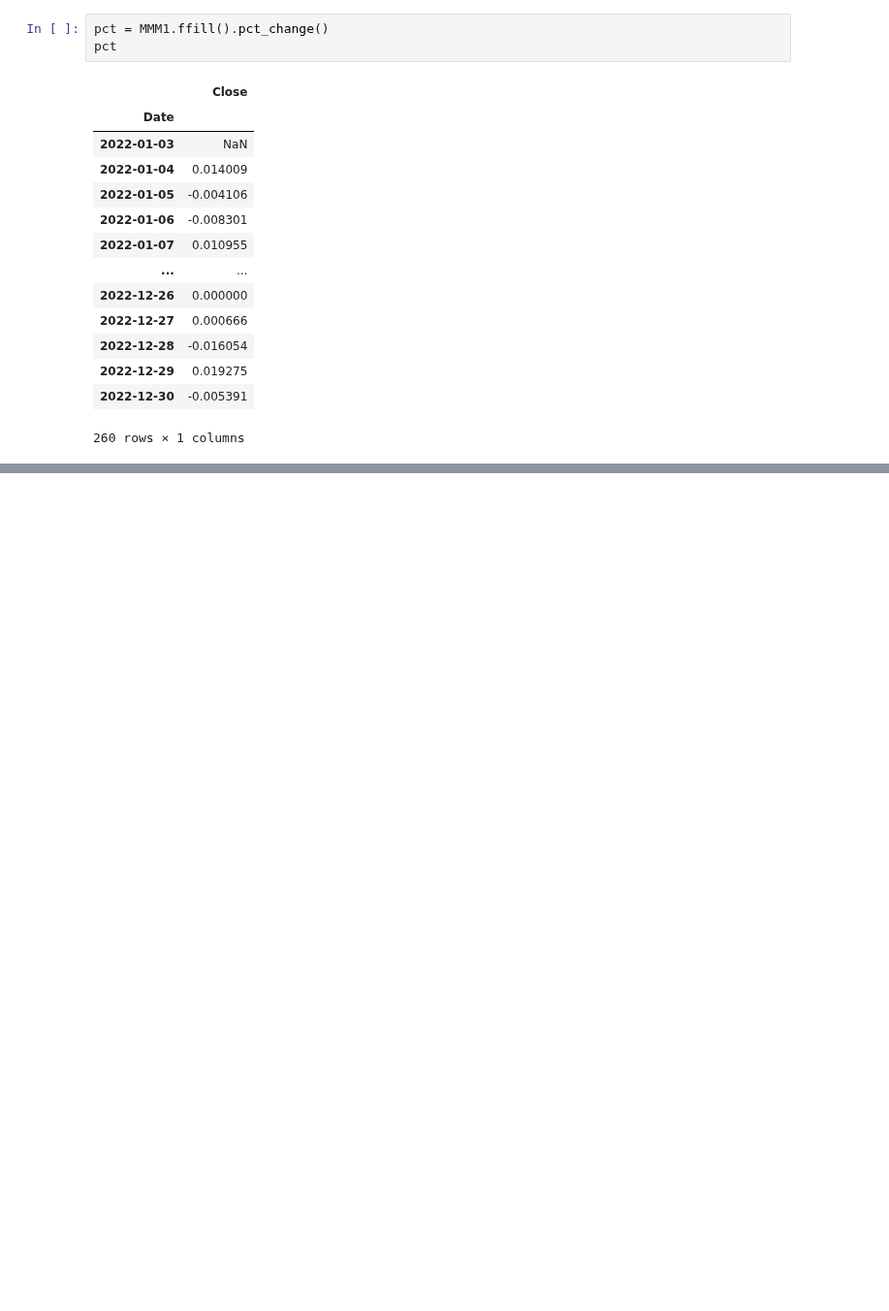
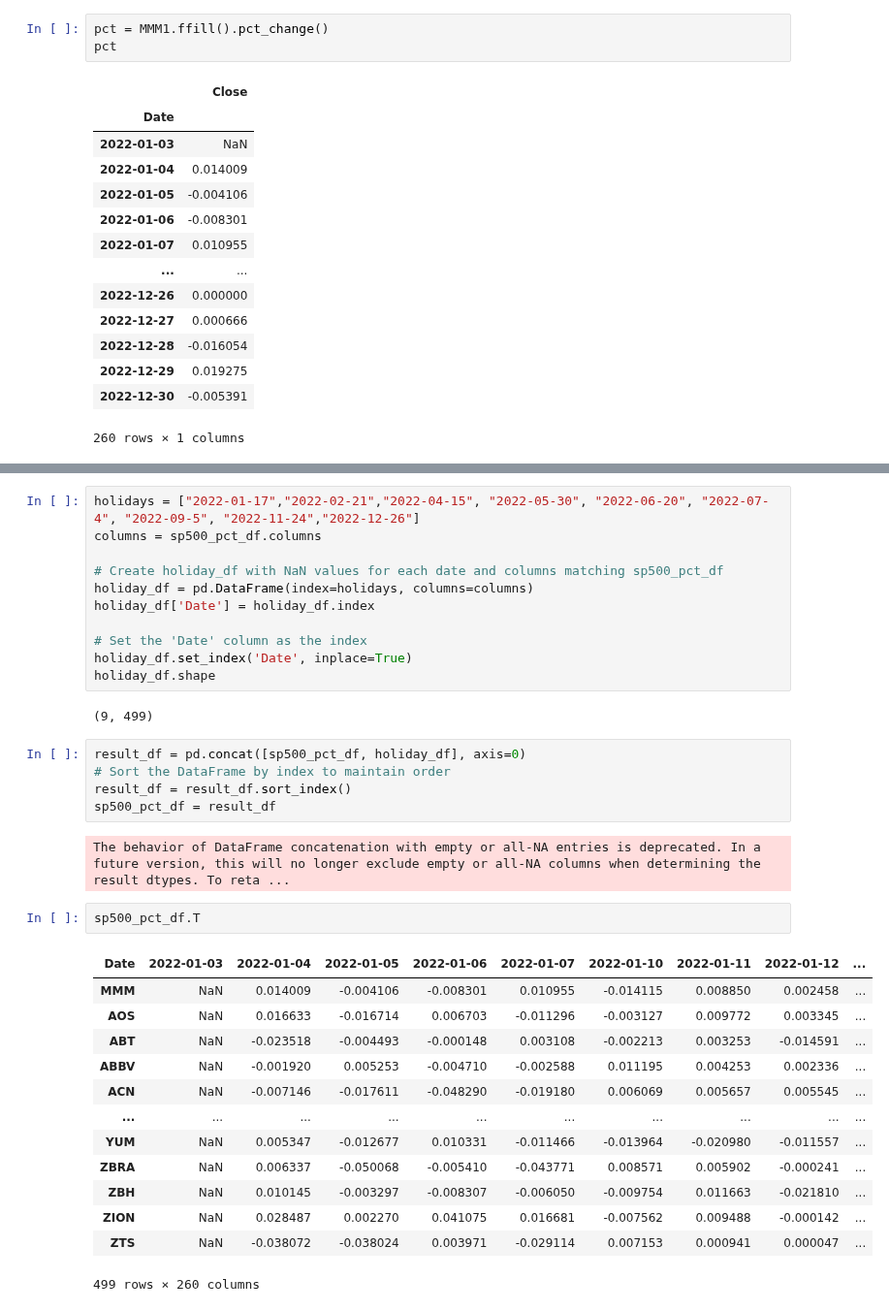
Before and after one commit to ktongk/BTT-JPMC-1, a Jupyter notebook: Anna/XGBOOST.ipynb, the cells around one changed output, grey strips where cells are left out. Shown at 97% size. Cells and saved outputs as stored; diff of their text form; blank space fills up the shorter version.

```diff
--- a/Anna/XGBOOST.ipynb
+++ b/Anna/XGBOOST.ipynb
@@ -624,0 +652,36 @@ ValueError: No objects to concatenate
+# %%
+holidays = ["2022-01-17","2022-02-21","2022-04-15", "2022-05-30", "2022-06-20", "2022-07-4", "2022-09-5", "2022-11-24","2022-12-26"]
+columns = sp500_pct_df.columns
+
+# Create holiday_df with NaN values for each date and columns matching sp500_pct_df
+holiday_df = pd.DataFrame(index=holidays, columns=columns)
+holiday_df['Date'] = holiday_df.index
+
+# Set the 'Date' column as the index
+holiday_df.set_index('Date', inplace=True)
+holiday_df.shape
+# %% [output]
+(9, 499)
+# %%
+result_df = pd.concat([sp500_pct_df, holiday_df], axis=0)
+# Sort the DataFrame by index to maintain order
+result_df = result_df.sort_index()
+sp500_pct_df = result_df
+# %% [output]
+The behavior of DataFrame concatenation with empty or all-NA entries is deprecated. In a future version, this will no longer exclude empty or all-NA columns when determining the result dtypes. To reta ...
+# %%
+sp500_pct_df.T
+# %% [output]
+| Date | 2022-01-03 | 2022-01-04 | 2022-01-05 | 2022-01-06 | 2022-01-07 | 2022-01-10 | 2022-01-11 | 2022-01-12 | ... |
+| MMM | NaN | 0.014009 | -0.004106 | -0.008301 | 0.010955 | -0.014115 | 0.008850 | 0.002458 | ... |
+| AOS | NaN | 0.016633 | -0.016714 | 0.006703 | -0.011296 | -0.003127 | 0.009772 | 0.003345 | ... |
+| ABT | NaN | -0.023518 | -0.004493 | -0.000148 | 0.003108 | -0.002213 | 0.003253 | -0.014591 | ... |
+| ABBV | NaN | -0.001920 | 0.005253 | -0.004710 | -0.002588 | 0.011195 | 0.004253 | 0.002336 | ... |
+| ACN | NaN | -0.007146 | -0.017611 | -0.048290 | -0.019180 | 0.006069 | 0.005657 | 0.005545 | ... |
+| ... | ... | ... | ... | ... | ... | ... | ... | ... | ... |
+| YUM | NaN | 0.005347 | -0.012677 | 0.010331 | -0.011466 | -0.013964 | -0.020980 | -0.011557 | ... |
+| ZBRA | NaN | 0.006337 | -0.050068 | -0.005410 | -0.043771 | 0.008571 | 0.005902 | -0.000241 | ... |
+| ZBH | NaN | 0.010145 | -0.003297 | -0.008307 | -0.006050 | -0.009754 | 0.011663 | -0.021810 | ... |
+| ZION | NaN | 0.028487 | 0.002270 | 0.041075 | 0.016681 | -0.007562 | 0.009488 | -0.000142 | ... |
+| ZTS | NaN | -0.038072 | -0.038024 | 0.003971 | -0.029114 | 0.007153 | 0.000941 | 0.000047 | ... |
+499 rows × 260 columns
```
Also changed, not shown: parts of 3 cells of this notebook.
